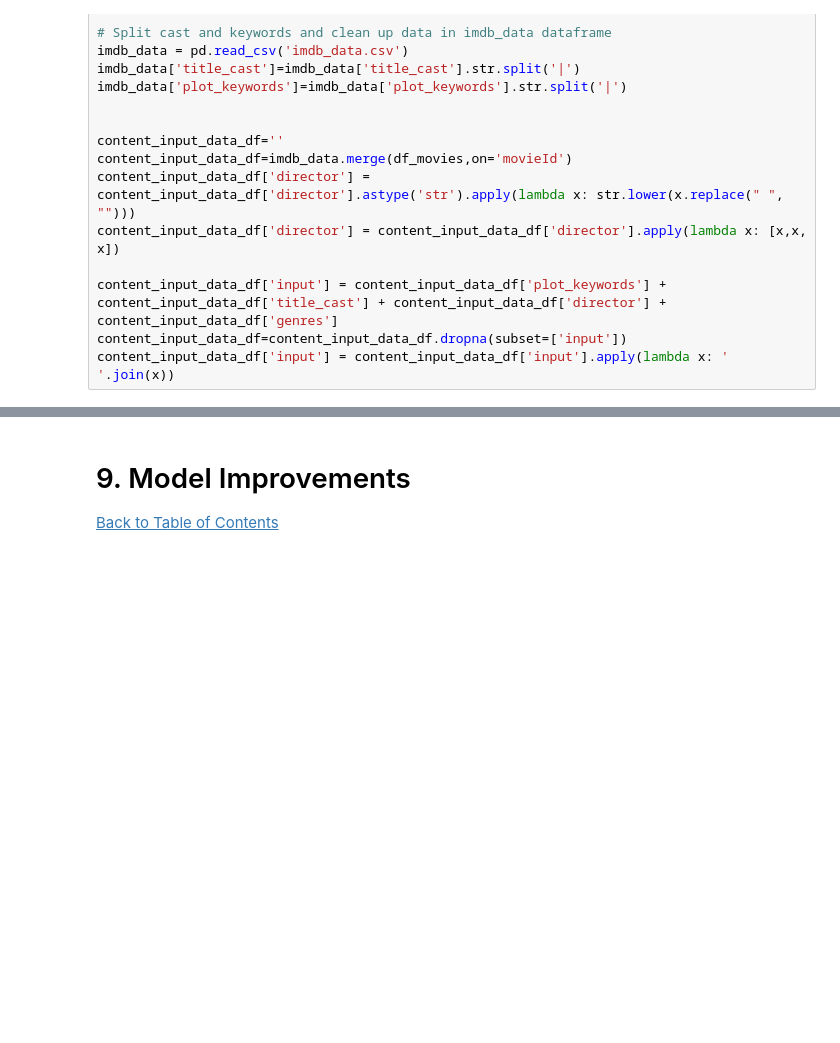
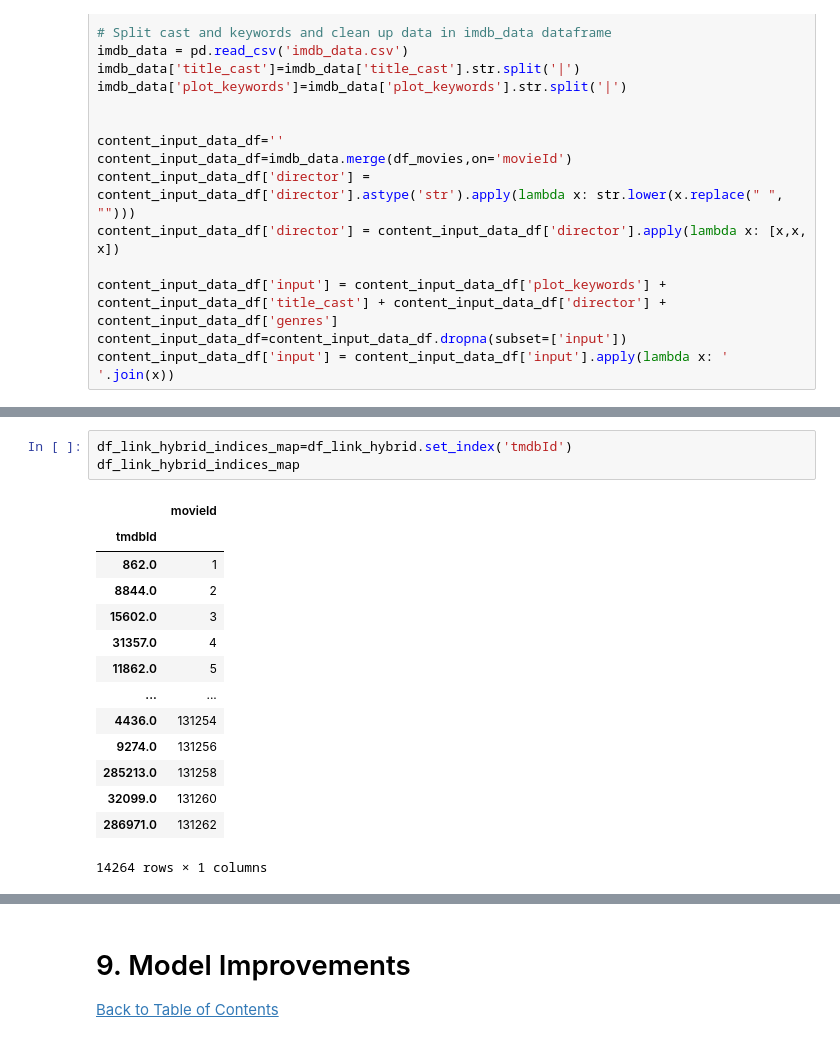
Before and after one commit to RogerA11/Streamlit-Movie-Recommendation-System, a Jupyter notebook: CBB5_Movie_Recommendation.ipynb, the cells around one changed output, grey strips where cells are left out. Drawn from its saved outputs; the diff is of its cells as text; blank space fills up the shorter version.

```diff
--- a/CBB5_Movie_Recommendation.ipynb
+++ b/CBB5_Movie_Recommendation.ipynb
@@ -972,0 +929,18 @@ NameError: name 'cosine_sim' is not defined
+# %%
+df_link_hybrid_indices_map=df_link_hybrid.set_index('tmdbId')
+df_link_hybrid_indices_map
+# %% [output]
+|  | movieId |
+| tmdbId |  |
+| 862.0 | 1 |
+| 8844.0 | 2 |
+| 15602.0 | 3 |
+| 31357.0 | 4 |
+| 11862.0 | 5 |
+| ... | ... |
+| 4436.0 | 131254 |
+| 9274.0 | 131256 |
+| 285213.0 | 131258 |
+| 32099.0 | 131260 |
+| 286971.0 | 131262 |
+14264 rows × 1 columns
```
Also changed, not shown: parts of 94 cells of this notebook.
